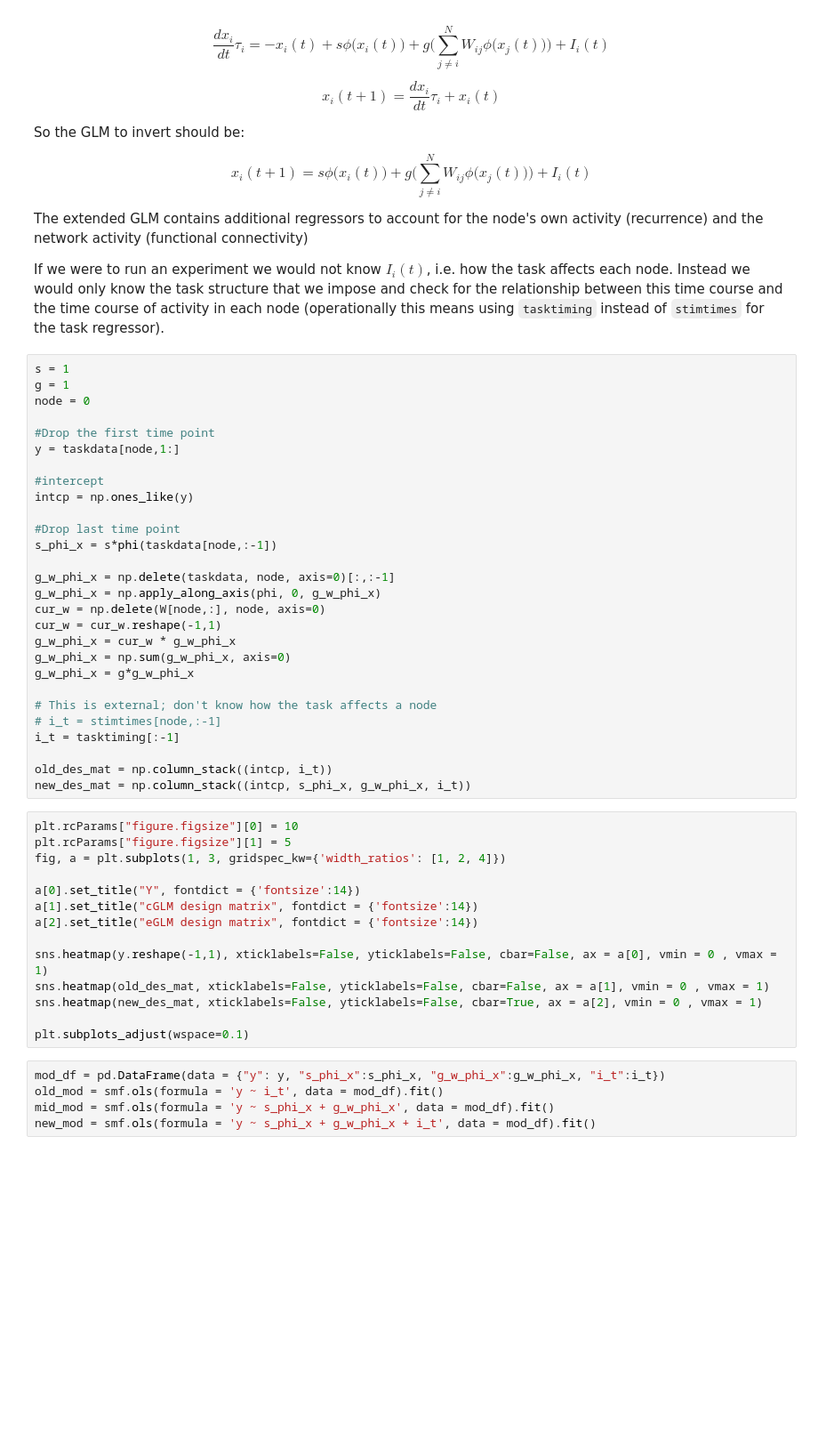
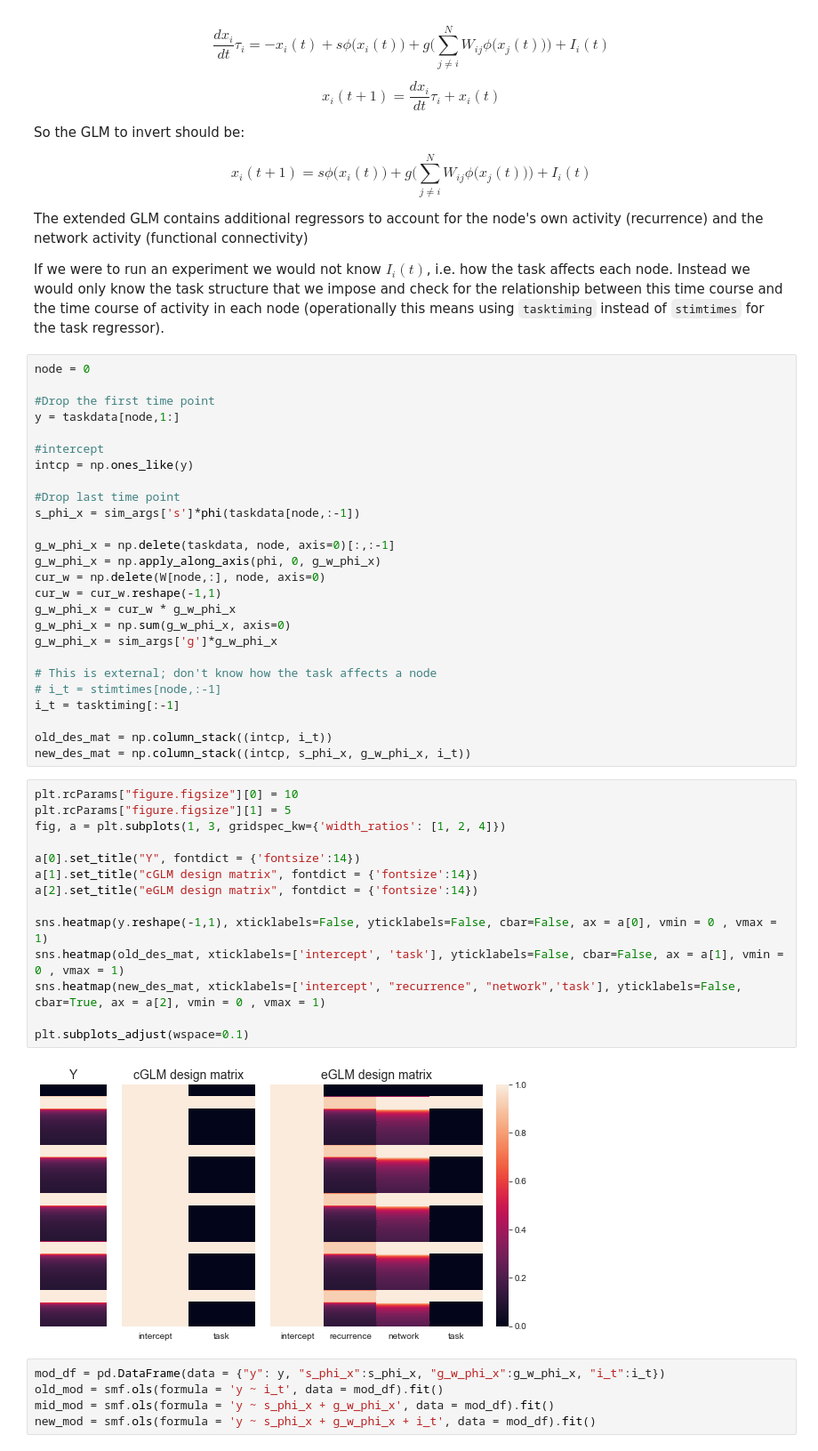
Before and after one commit to zenkavi/NeuralMassModels, a Jupyter notebook: simulations/notebooks/POC_minimal_model.ipynb, the cells around one changed output. Shown: that part at 89% size. Saved outputs shown, nothing was run; the diff lists cells and outputs as text; blank space fills up the shorter version.

```diff
--- a/simulations/notebooks/POC_minimal_model.ipynb
+++ b/simulations/notebooks/POC_minimal_model.ipynb
@@ -187,8 +190,6 @@ The extended GLM contains additional regressors to account for the node's own ac
 
 If we were to run an experiment we would not know $I_i(t)$, i.e. how the task affects each node. Instead we would only know the task structure that we impose and check for the relationship between this time course and the time course of activity in each node (operationally this means using `tasktiming` instead of `stimtimes` for the task regressor).
 # %%
-s = 1
-g = 1
 node = 0
 
 #Drop the first time point
@@ -198,7 +199,7 @@ y = taskdata[node,1:]
 intcp = np.ones_like(y)
 
 #Drop last time point
-s_phi_x = s*phi(taskdata[node,:-1])
+s_phi_x = sim_args['s']*phi(taskdata[node,:-1])
 
 g_w_phi_x = np.delete(taskdata, node, axis=0)[:,:-1]
 g_w_phi_x = np.apply_along_axis(phi, 0, g_w_phi_x)
@@ -206,7 +207,7 @@ cur_w = np.delete(W[node,:], node, axis=0)
 cur_w = cur_w.reshape(-1,1)
 g_w_phi_x = cur_w * g_w_phi_x
 g_w_phi_x = np.sum(g_w_phi_x, axis=0)
-g_w_phi_x = g*g_w_phi_x
+g_w_phi_x = sim_args['g']*g_w_phi_x
 
 # This is external; don't know how the task affects a node
 # i_t = stimtimes[node,:-1]
@@ -217,17 +218,19 @@ new_des_mat = np.column_stack((intcp, s_phi_x, g_w_phi_x, i_t))
 # %%
 plt.rcParams["figure.figsize"][0] = 10
 plt.rcParams["figure.figsize"][1] = 5
 fig, a = plt.subplots(1, 3, gridspec_kw={'width_ratios': [1, 2, 4]})
 
 a[0].set_title("Y", fontdict = {'fontsize':14})
 a[1].set_title("cGLM design matrix", fontdict = {'fontsize':14})
 a[2].set_title("eGLM design matrix", fontdict = {'fontsize':14})
 
 sns.heatmap(y.reshape(-1,1), xticklabels=False, yticklabels=False, cbar=False, ax = a[0], vmin = 0 , vmax = 1)
-sns.heatmap(old_des_mat, xticklabels=False, yticklabels=False, cbar=False, ax = a[1], vmin = 0 , vmax = 1)
-sns.heatmap(new_des_mat, xticklabels=False, yticklabels=False, cbar=True, ax = a[2], vmin = 0 , vmax = 1)
+sns.heatmap(old_des_mat, xticklabels=['intercept', 'task'], yticklabels=False, cbar=False, ax = a[1], vmin = 0 , vmax = 1)
+sns.heatmap(new_des_mat, xticklabels=['intercept', "recurrence", "network",'task'], yticklabels=False, cbar=True, ax = a[2], vmin = 0 , vmax = 1)
 
 plt.subplots_adjust(wspace=0.1)
+# %% [output]
+[figure, added]
 # %%
 mod_df = pd.DataFrame(data = {"y": y, "s_phi_x":s_phi_x, "g_w_phi_x":g_w_phi_x, "i_t":i_t})
 old_mod = smf.ols(formula = 'y ~ i_t', data = mod_df).fit()
```
Also changed, not shown: parts of 14 cells of this notebook, 2 other files.
